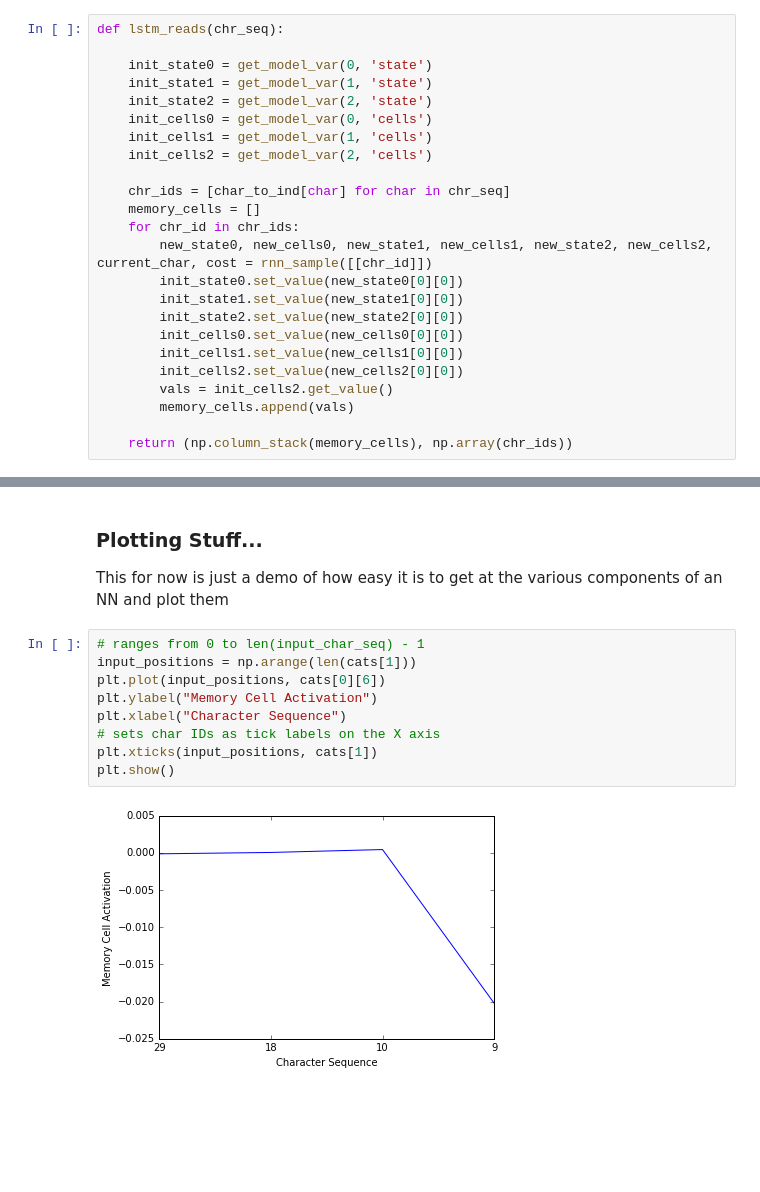
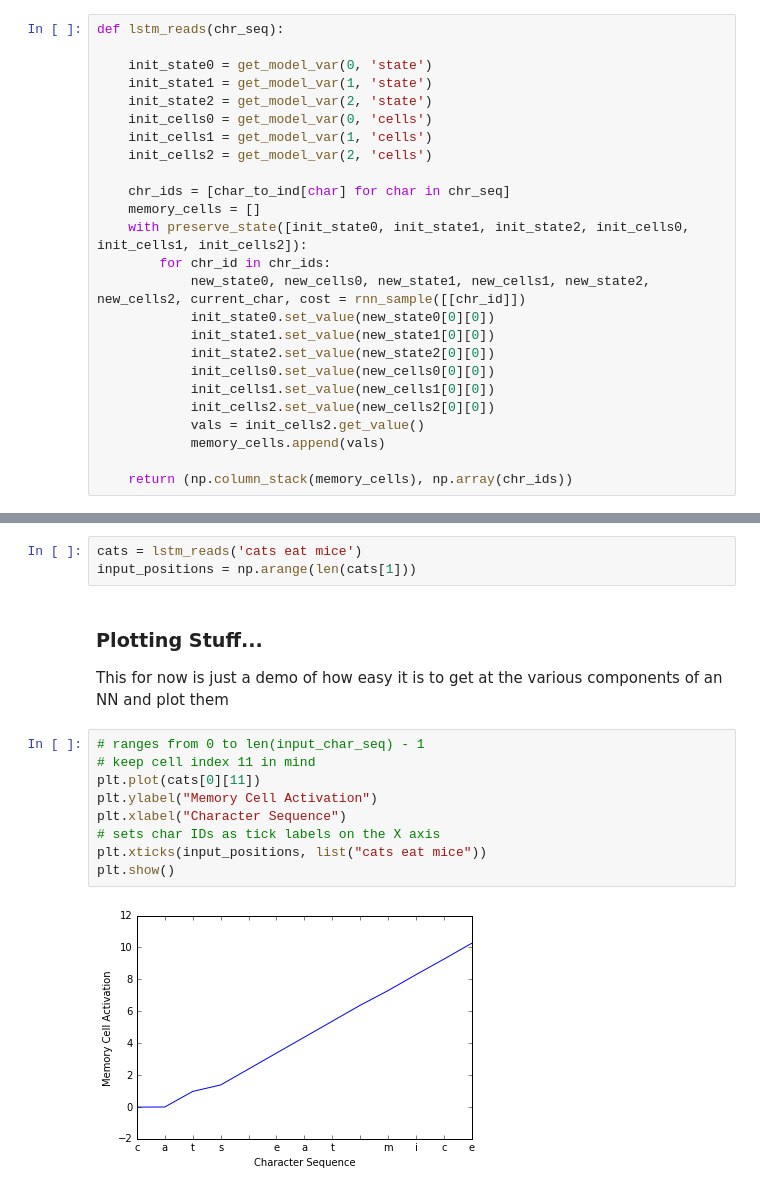
Before and after one commit to Copper-Head/the-three-stooges, a Jupyter notebook: Sandbox.ipynb, the cells around one changed output, grey strips where cells are left out. Drawn from its saved outputs; the diff is of its cells as text; blank space fills up the shorter version.

```diff
--- a/Sandbox.ipynb
+++ b/Sandbox.ipynb
@@ -39,15 +40,16 @@ def lstm_reads(chr_seq):
 
     chr_ids = [char_to_ind[char] for char in chr_seq]
     memory_cells = []
-    for chr_id in chr_ids:
-        new_state0, new_cells0, new_state1, new_cells1, new_state2, new_cells2, current_char, cost = rnn_sample([[chr_id]])
-        init_state0.set_value(new_state0[0][0])
-        init_state1.set_value(new_state1[0][0])
-        init_state2.set_value(new_state2[0][0])
-        init_cells0.set_value(new_cells0[0][0])
-        init_cells1.set_value(new_cells1[0][0])
-        init_cells2.set_value(new_cells2[0][0])
-        vals = init_cells2.get_value()
-        memory_cells.append(vals)
+    with preserve_state([init_state0, init_state1, init_state2, init_cells0, init_cells1, init_cells2]):
+        for chr_id in chr_ids:
+            new_state0, new_cells0, new_state1, new_cells1, new_state2, new_cells2, current_char, cost = rnn_sample([[chr_id]])
+            init_state0.set_value(new_state0[0][0])
+            init_state1.set_value(new_state1[0][0])
+            init_state2.set_value(new_state2[0][0])
+            init_cells0.set_value(new_cells0[0][0])
+            init_cells1.set_value(new_cells1[0][0])
+            init_cells2.set_value(new_cells2[0][0])
+            vals = init_cells2.get_value()
+            memory_cells.append(vals)
 
     return (np.column_stack(memory_cells), np.array(chr_ids))
@@ -58,15 +67,18 @@ cats = lstm_reads('cats')
+# %%
+cats = lstm_reads('cats eat mice')
+input_positions = np.arange(len(cats[1]))
 # %% [markdown]
 ### Plotting Stuff...
 
 This for now is just a demo of how easy it is to get at the various components of an NN and plot them
 # %%
 # ranges from 0 to len(input_char_seq) - 1
-input_positions = np.arange(len(cats[1]))
-plt.plot(input_positions, cats[0][6])
+# keep cell index 11 in mind
+plt.plot(cats[0][11])
 plt.ylabel("Memory Cell Activation")
 plt.xlabel("Character Sequence")
 # sets char IDs as tick labels on the X axis
-plt.xticks(input_positions, cats[1])
+plt.xticks(input_positions, list("cats eat mice"))
 plt.show()
 # %% [output]
-[figure, old version]
+[figure, new version]
```
Also changed, not shown: parts of 9 cells of this notebook.
